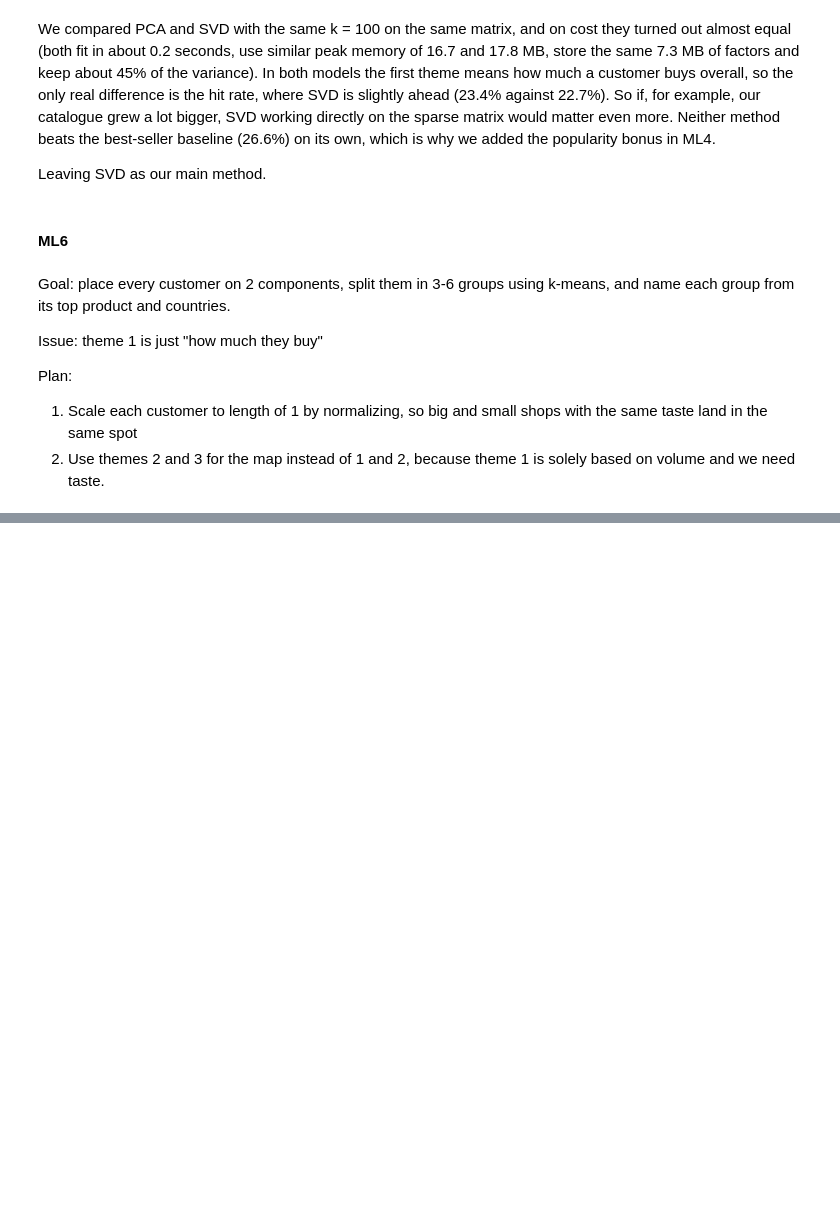
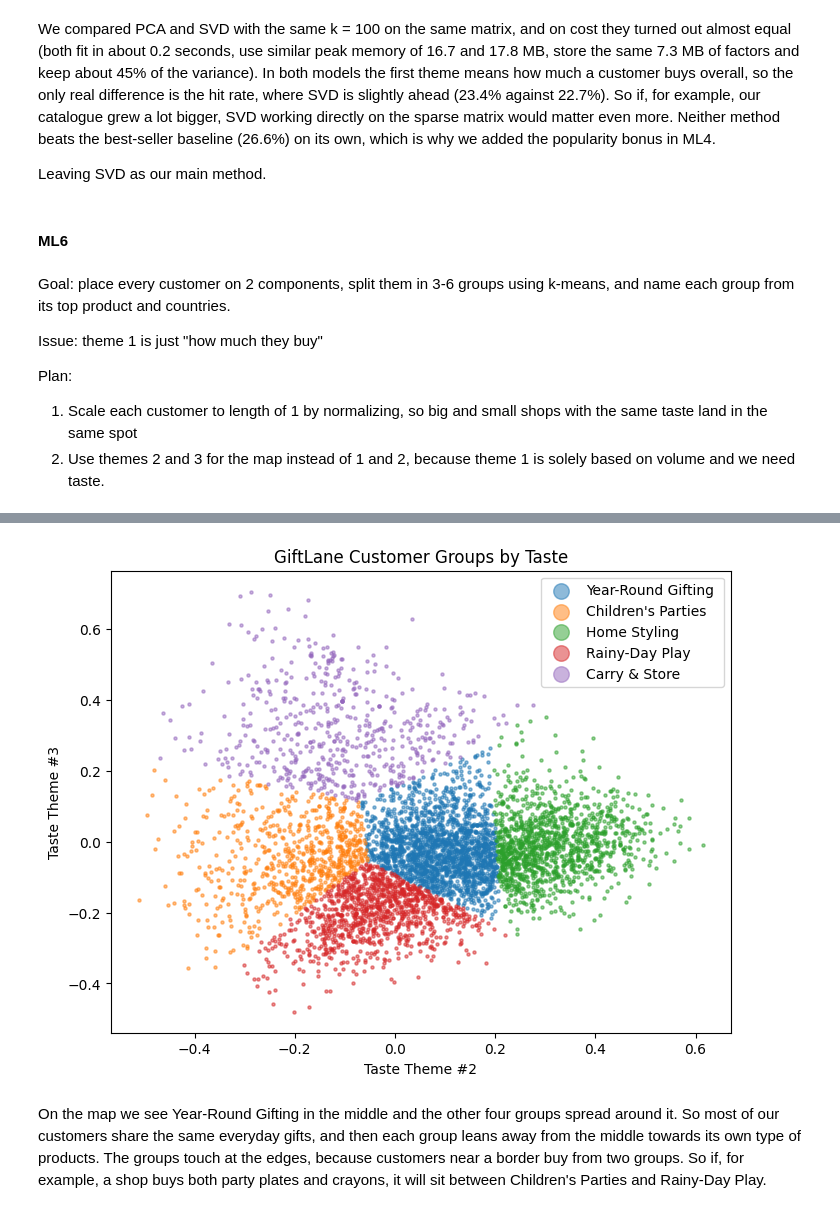
Before and after one commit to kholostovamk/Online-Retail-II-UCI, a Jupyter notebook: work.ipynb, the cells around one changed output, grey strips where cells are left out. Cells and saved outputs as stored; diff of their text form; code cells hidden in the pictures; blank space fills up the shorter version.

```diff
--- a/work.ipynb
+++ b/work.ipynb
@@ -714,0 +744,23 @@ Plan:
+# %%
+"""
+Split customers into 5 groups and describe each group by its most popular products
+and its main countries, with the goal of giving each group a name marketing can use.
+"""
+kmeans = KMeans(n_clusters=5, n_init=10, random_state=42)
+groups = kmeans.fit_predict(map_xy)
+
+customer_ids = list(cust.keys())                                        # row number -> Customer ID (same order as cust)
+customer_country = train.groupby("Customer ID")["Country"].agg(lambda s: s.mode()[0])  # each customer's most common country
+row_country = customer_country[customer_ids].values                     # country for every row of A, in row order
+
+bought = (A > 0).astype(float)                                          # 1 if the customer bought the product, else 0
+for g in range(5):
+    in_group = groups == g
+    share = np.asarray(bought[in_group].mean(axis=0)).ravel()
+    overall = np.asarray(bought.mean(axis=0)).ravel()
+    lift = np.where(share >= 0.10, share / overall, 0)
+    top_products = [product_names[product_codes[col]] for col in np.argsort(-lift)[:8]]  # most typical, not most popular]
+    top_countries = pd.Series(row_country[in_group]).value_counts(normalize=True).head(3).round(2)
+    print(f"Group {g}: {in_group.sum()} customers")
+    print("   Top products:", top_products)
+    print("   Top countries:", top_countries.to_dict(), "\n")
@@ -714,0 +799,21 @@ Plan:
+# %%
+"""
+Draw the customer map: every dot is one customer placed by taste,
+coloured by its group, with the goal of giving marketing one simple picture of our main customer groups.
+"""
+segment_names = {0: "Year-Round Gifting", 1: "Children's Parties", 2: "Home Styling",
+                 3: "Rainy-Day Play", 4: "Carry & Store"}
+
+plt.figure(figsize=(8, 6))
+for g, name in segment_names.items():
+    in_group = groups == g
+    plt.scatter(map_xy[in_group, 0], map_xy[in_group, 1], s=5, alpha=0.5, label=f"{name} ")
+plt.xlabel("Taste Theme #2")
+plt.ylabel("Taste Theme #3")
+plt.title("GiftLane Customer Groups by Taste")
+plt.legend(markerscale=5)                                         # bigger dots in the legend so colours are easy to see
+plt.show()
+# %% [output]
+[figure, added]
+# %% [markdown]
+On the map we see Year-Round Gifting in the middle and the other four groups spread around it. So most of our customers share the same everyday gifts, and then each group leans away from the middle towards its own type of products. The groups touch at the edges, because customers near a border buy from two groups. So if, for example, a shop buys both party plates and crayons, it will sit between Children's Parties and Rainy-Day Play.
```
Also changed, not shown: parts of 17 cells of this notebook.
